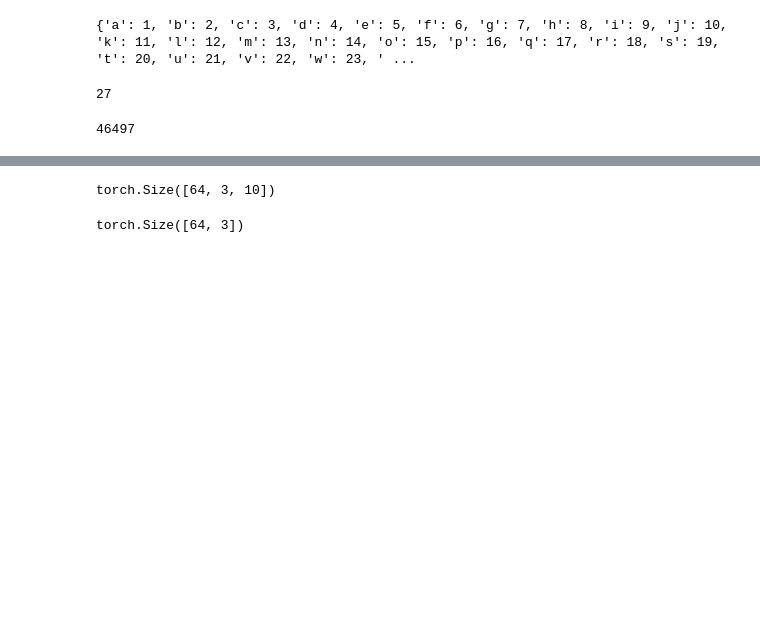
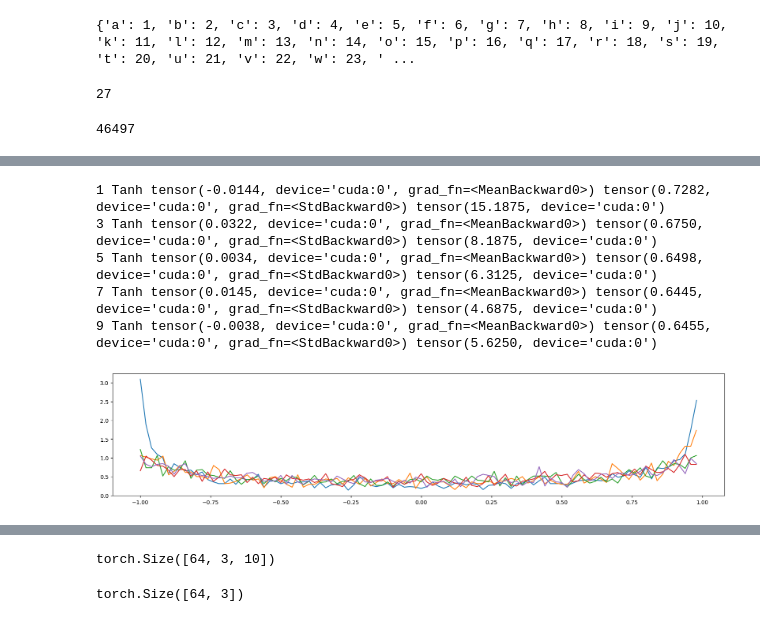
Before and after one commit to SolbiatiAlessandro/machine-learning, a Jupyter notebook: makemore/mlp-pytorch.ipynb, the cells around one changed output, grey strips where cells are left out. Cells and saved outputs as stored; diff of their text form; code cells hidden in the pictures; blank space fills up the shorter version.

```diff
--- a/makemore/mlp-pytorch.ipynb
+++ b/makemore/mlp-pytorch.ipynb
@@ -234,0 +258,17 @@ Memory reserved: 2097152
+# %%
+plt.figure(figsize=(20,4))
+legends = []
+for i, layer in enumerate(layers[:-1]):
+    if isinstance(layer, Tanh):
+        t = layer.out
+        print(i, layer.__class__.__name__, t.mean(), t.std(), ((t.abs() > 0.97).float().mean()*100))
+        t_cpu = t.cpu()
+        hy, hx = torch.histogram(t_cpu, density=True)
+        plt.plot(hx[:-1].detach(), hy.detach())
+# %% [output]
+1 Tanh tensor(-0.0144, device='cuda:0', grad_fn=<MeanBackward0>) tensor(0.7282, device='cuda:0', grad_fn=<StdBackward0>) tensor(15.1875, device='cuda:0')
+3 Tanh tensor(0.0322, device='cuda:0', grad_fn=<MeanBackward0>) tensor(0.6750, device='cuda:0', grad_fn=<StdBackward0>) tensor(8.1875, device='cuda:0')
+5 Tanh tensor(0.0034, device='cuda:0', grad_fn=<MeanBackward0>) tensor(0.6498, device='cuda:0', grad_fn=<StdBackward0>) tensor(6.3125, device='cuda:0')
+7 Tanh tensor(0.0145, device='cuda:0', grad_fn=<MeanBackward0>) tensor(0.6445, device='cuda:0', grad_fn=<StdBackward0>) tensor(4.6875, device='cuda:0')
+9 Tanh tensor(-0.0038, device='cuda:0', grad_fn=<MeanBackward0>) tensor(0.6455, device='cuda:0', grad_fn=<StdBackward0>) tensor(5.6250, device='cuda:0')
+[figure, added]
```
Also changed, not shown: parts of 15 cells of this notebook, 1 other file.
